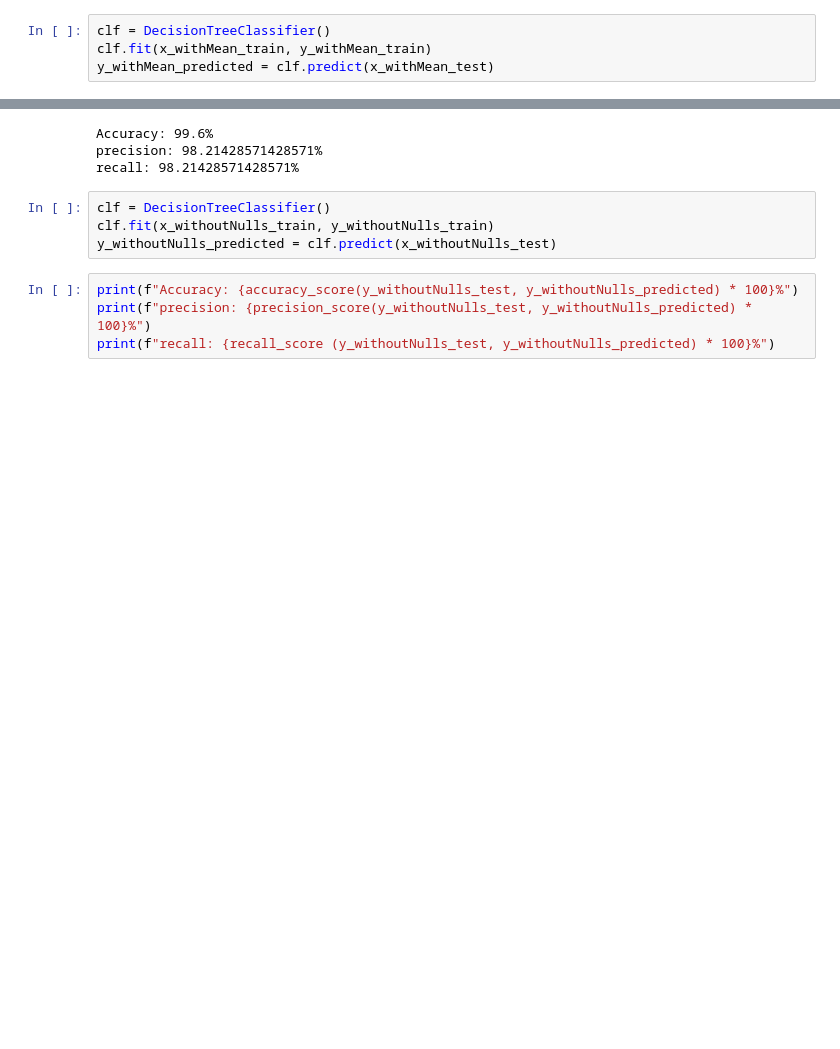
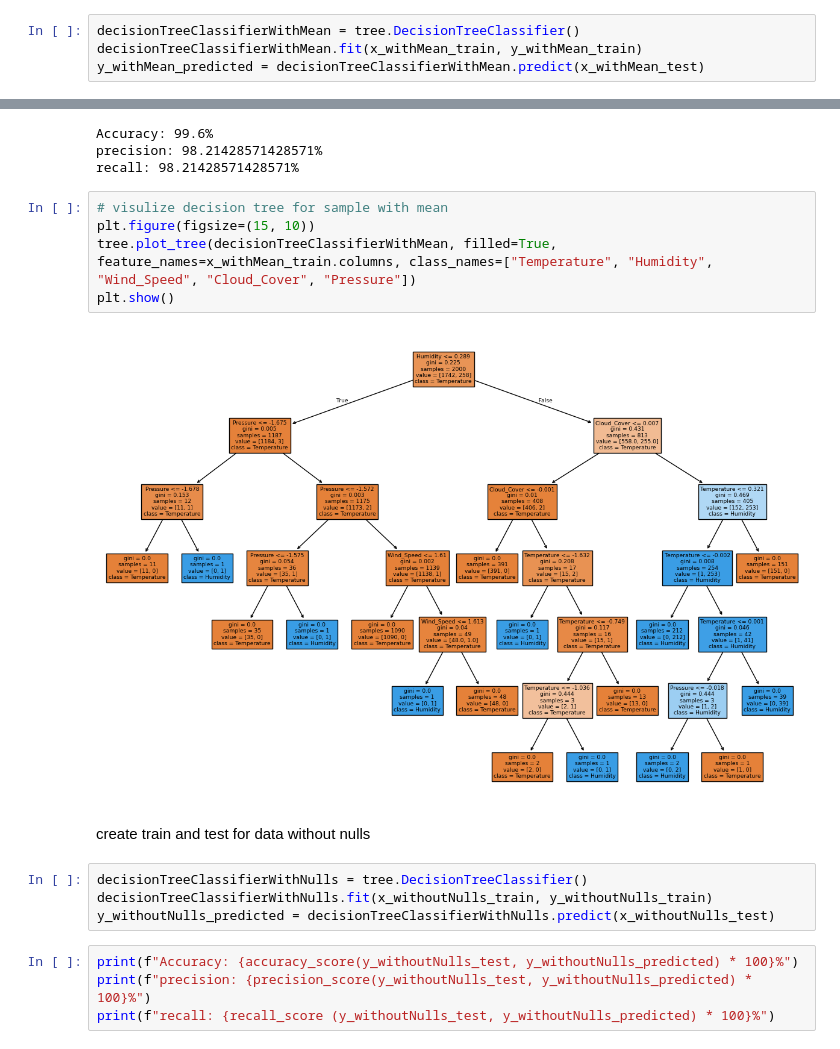
Before and after one commit to mariomalak1/ML_KNN-Na-ve-DecisionTree, a Jupyter notebook: main.ipynb, the cells around one changed output, grey strips where cells are left out. Drawn from its saved outputs; the diff is of its cells as text; blank space fills up the shorter version.

Commit message:
create tree visulization, edit var names in decision tree

```diff
--- a/main.ipynb
+++ b/main.ipynb
@@ -146,9 +147,9 @@ Decision Tree
 # %% [markdown]
 create train and test for data with mean
 # %%
-clf = DecisionTreeClassifier()
-clf.fit(x_withMean_train, y_withMean_train)
-y_withMean_predicted = clf.predict(x_withMean_test)
+decisionTreeClassifierWithMean = tree.DecisionTreeClassifier()
+decisionTreeClassifierWithMean.fit(x_withMean_train, y_withMean_train)
+y_withMean_predicted = decisionTreeClassifierWithMean.predict(x_withMean_test)
 # %%
 print(f"Accuracy: {accuracy_score(y_withMean_test, y_withMean_predicted) * 100}%")
 print(f"precision: {precision_score(y_withMean_test, y_withMean_predicted) * 100}%")
@@ -157,10 +158,19 @@ print(f"recall: {recall_score (y_withMean_test, y_withMean_predicted) * 100}%")
 Accuracy: 99.6%
 precision: 98.21428571428571%
 recall: 98.21428571428571%
+# %%
+# visulize decision tree for sample with mean
+plt.figure(figsize=(15, 10))
+tree.plot_tree(decisionTreeClassifierWithMean, filled=True, feature_names=x_withMean_train.columns, class_names=["Temperature", "Humidity", "Wind_Speed", "Cloud_Cover", "Pressure"])
+plt.show()
+# %% [output]
+[figure, added]
+# %% [markdown]
+create train and test for data without nulls
 # %%
-clf = DecisionTreeClassifier()
-clf.fit(x_withoutNulls_train, y_withoutNulls_train)
-y_withoutNulls_predicted = clf.predict(x_withoutNulls_test)
+decisionTreeClassifierWithNulls = tree.DecisionTreeClassifier()
+decisionTreeClassifierWithNulls.fit(x_withoutNulls_train, y_withoutNulls_train)
+y_withoutNulls_predicted = decisionTreeClassifierWithNulls.predict(x_withoutNulls_test)
 # %%
 print(f"Accuracy: {accuracy_score(y_withoutNulls_test, y_withoutNulls_predicted) * 100}%")
 print(f"precision: {precision_score(y_withoutNulls_test, y_withoutNulls_predicted) * 100}%")
```
Also changed, not shown: parts of 2 cells of this notebook.
